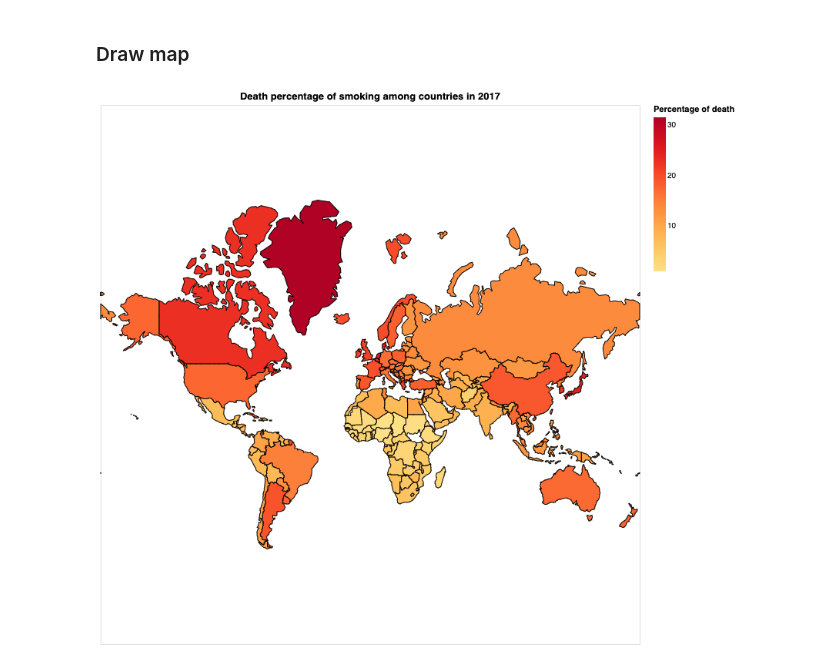
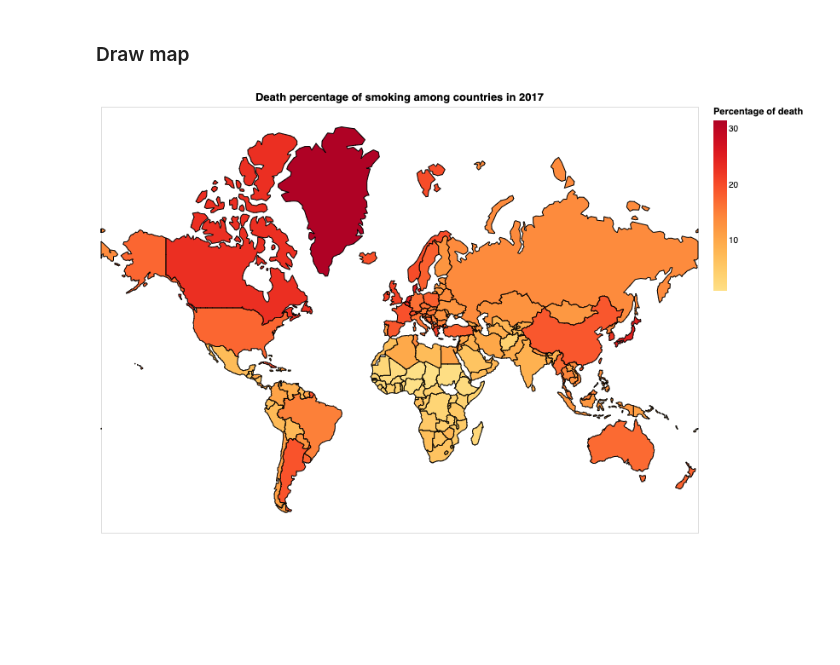
Before and after one commit to UBC-MDS/DSCI_532_Group213_Air-Quality-CA, a Jupyter notebook: script/script_map_plot.ipynb, the cells around one changed output. Cells and saved outputs as stored; diff of their text form; code cells hidden in the pictures; blank space fills up the shorter version.

Commit message:
add map title

```diff
--- a/script/script_map_plot.ipynb
+++ b/script/script_map_plot.ipynb
@@ -39,22 +44,20 @@ choro_data = alt.Data(values=choro_json['features'])
 # %% [markdown]
 ### Draw map
 # %%
-# source: https://medium.com/dataexplorations/creating-choropleth-maps-in-altair-eeb7085779a1
-def draw_map(source, cols, title):
+def draw_map(cols = 'properties.high_blood_pressure', source = choro_data):
     """
     Draw heatmap for given quantitative value in world map
 
     Parameters:
+    cols -- (string) columns in source
     source -- (json) data source
-    cols -- (string) columns in source
-    title -- (string) string for death factor shown in plot title
 
     Examples:
-    draw_map(choro_data, 'properties.smoking', 'smoking')
+    draw_map('properties.smoking')
 
     """
     p_map = alt.Chart(source,
-                      title = "Death percentage of {} among countries in 2017".format(title)
+                      title = "Death percentage of {} among countries in 2017".format(cols[11:].replace('_',' '))
                      ).mark_geoshape(
         fill='lightgray',
         stroke='black'
@@ -64,10 +67,10 @@ def draw_map(source, cols, title):
                   title = "Percentage of death"),
          tooltip = alt.Tooltip(['properties.country:O',
                                 '{}:Q'.format(cols)])
-    ).properties(width=700, height=700)
+    ).properties(width=700, height=500)
     return p_map
 # %%
 #example
-draw_map(choro_data, 'properties.smoking', 'smoking')
+draw_map('properties.smoking')
 # %% [output]
-[figure, old version]
+[figure, new version]
```
Also changed, not shown: parts of 1 cell of this notebook, 1 other file.
